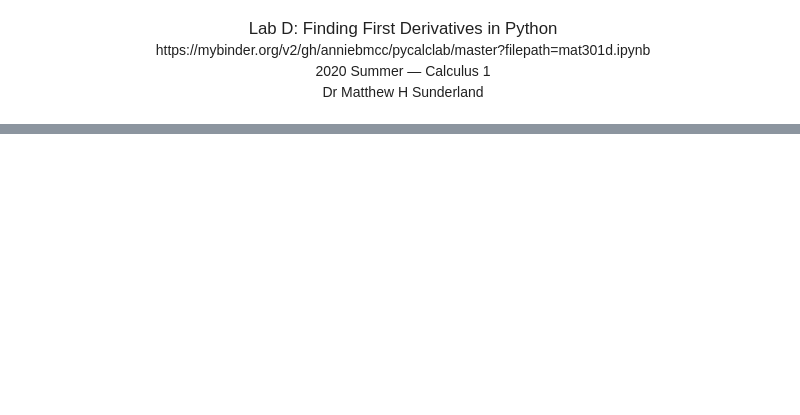
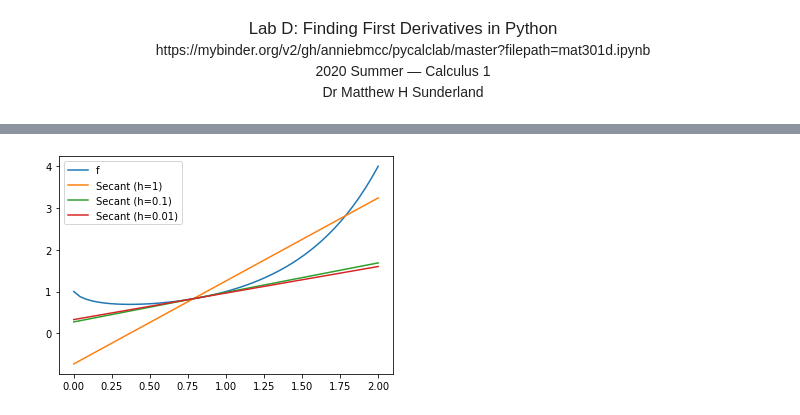
Before and after one commit to AnnieBMCC/pycalclab, a Jupyter notebook: mat301d-soln.ipynb, the cells around one changed output, grey strips where cells are left out. Cells and saved outputs as stored; diff of their text form; code cells hidden in the pictures; blank space fills up the shorter version.

```diff
--- a/mat301d-soln.ipynb
+++ b/mat301d-soln.ipynb
@@ -7,0 +46,7 @@ Dr Matthew H Sunderland<br>
+# %%
+# (2) TYPE YOUR CODE:
+
+x = 1 - 0.1**r_[1:10]
+c_[x,f(x)]
+
+# RECORD YOUR ANSWER: the limit is 0
@@ -7,0 +78,7 @@ Dr Matthew H Sunderland<br>
+# %%
+def f(x): return x**x
+
+x = 0.6
+h = 0.1 ** r_[:15]
+m = (f(x+h)-f(x))/h
+c_[h,m]
@@ -15,0 +121,12 @@ Populating the interactive namespace from numpy and matplotlib
+# %%
+# TYPE YOUR CODE:
+
+def f(x): return sin(x)
+
+x = pi/4
+h = 0.1 ** r_[:15]  # = array of numbers going to 0
+m = (f(x+h)-f(x))/h # = "the difference quotient"
+c_[h,m]             # make a table
+
+# RECORD YOUR ANSWER:
+# the limit to 4 decimal places is 0.7071
@@ -15,0 +160,16 @@ Populating the interactive namespace from numpy and matplotlib
+# %%
+def f(x): return x**x
+
+x = linspace(0,2)
+plot(x,f(x))
+
+x0 = pi/4
+
+for h in [1, 0.1, 0.01]:
+    m = (f(x0+h) - f(x0))/h
+    y = f(x0) + m*(x-x0)
+    plot(x,y)
+
+legend(['f', 'Secant (h=1)', 'Secant (h=0.1)', 'Secant (h=0.01)']);
+# %% [output]
+[figure, added]
```
Also changed, not shown: parts of 33 cells of this notebook.
